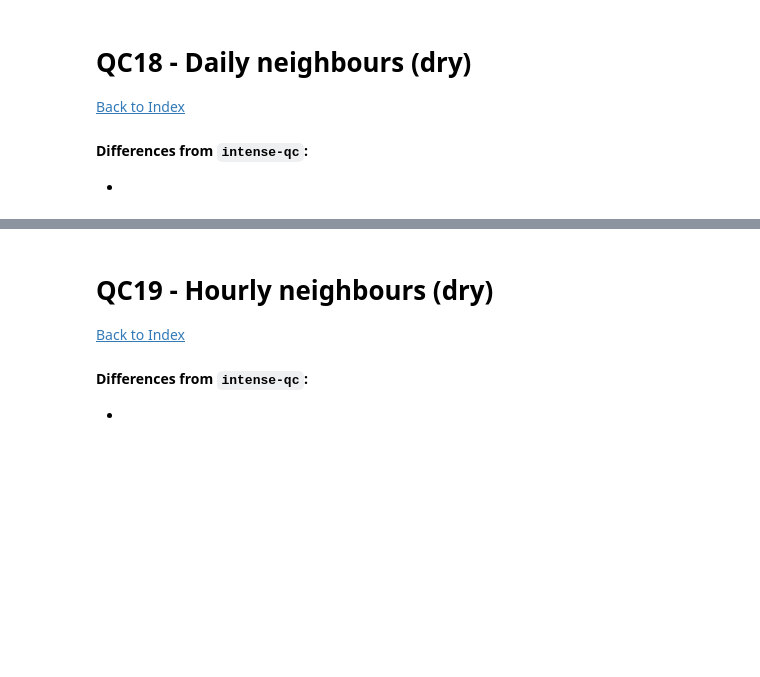
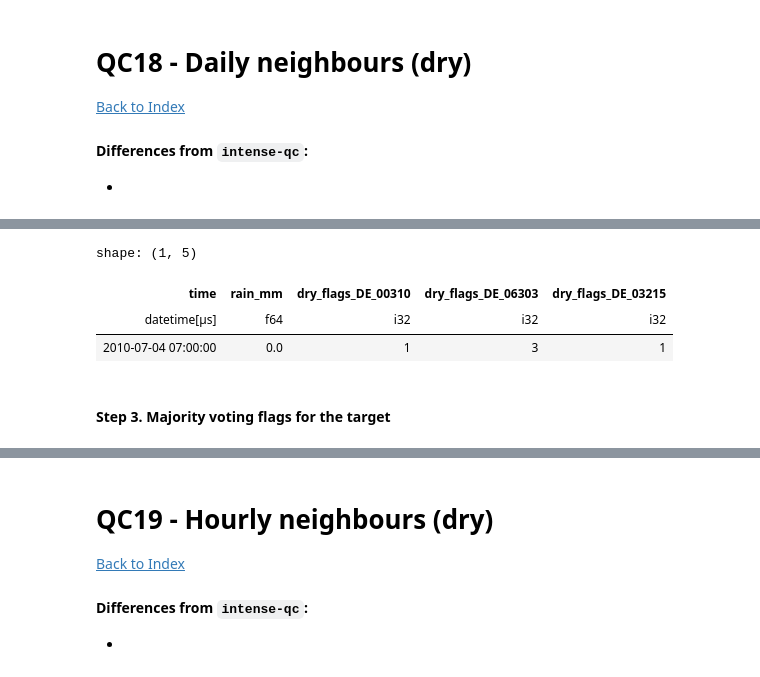
Before and after one commit to Thomasjkeel/RainfallQC-notebooks, a Jupyter notebook: notebooks/neighbour_checks.ipynb, the cells around one changed output, grey strips where cells are left out. Drawn from its saved outputs; the diff is of its cells as text; code cells hidden in the pictures; blank space fills up the shorter version.

```diff
--- a/notebooks/neighbour_checks.ipynb
+++ b/notebooks/neighbour_checks.ipynb
@@ -1380,0 +1546,9 @@ shape: (4, 2)
+# %%
+all_data.filter(pl.col('dry_flags_DE_03215') == 1)
+# %% [output]
+shape: (1, 5)
+| time | rain_mm | dry_flags_DE_00310 | dry_flags_DE_06303 | dry_flags_DE_03215 |
+| datetime[μs] | f64 | i32 | i32 | i32 |
+| 2010-07-04 07:00:00 | 0.0 | 1 | 3 | 1 |
+# %% [markdown]
+#### Step 3. Majority voting flags for the target
```
Also changed, not shown: parts of 14 cells of this notebook.
